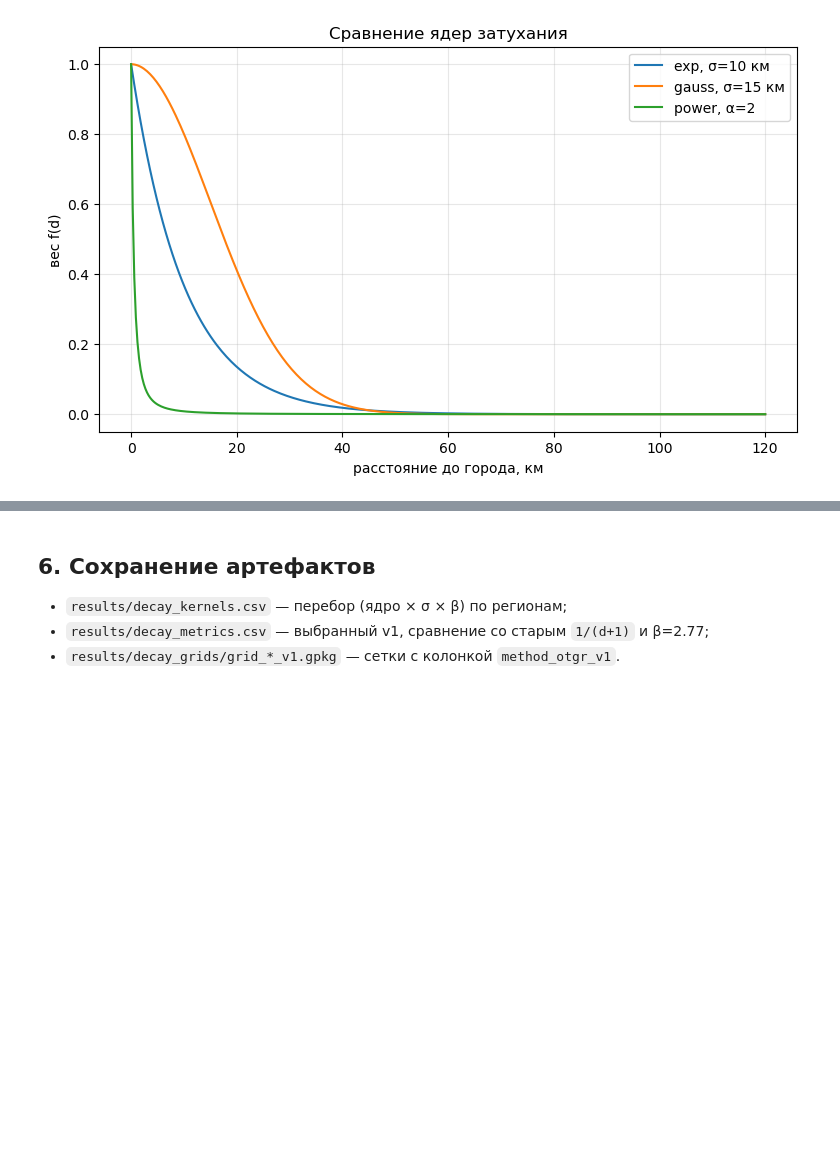
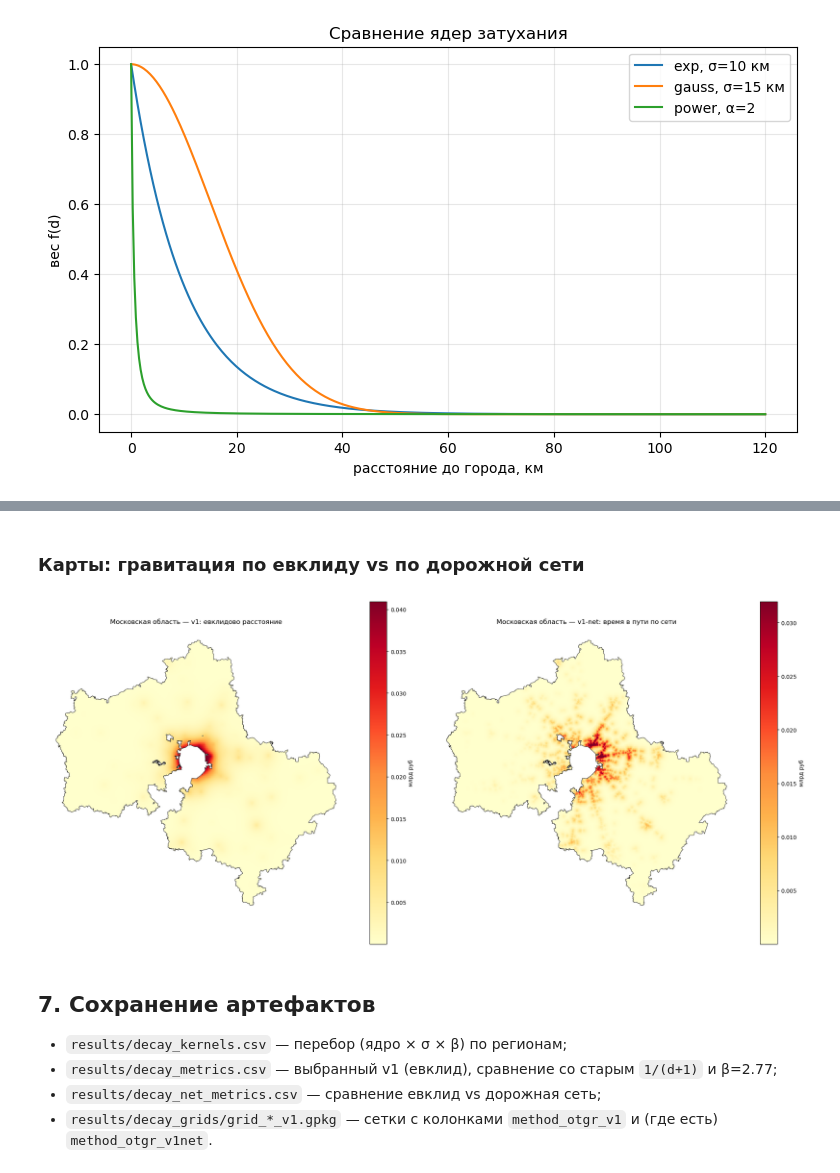
Before and after one commit to f-kravchenko/mipt-spring-2026-prak-spacial-distribution, a Jupyter notebook: notebooks/01_decay.ipynb, the cells around one changed output, grey strips where cells are left out. Drawn from its saved outputs; the diff is of its cells as text; code cells hidden in the pictures; blank space fills up the shorter version.

```diff
--- a/notebooks/01_decay.ipynb
+++ b/notebooks/01_decay.ipynb
@@ -259,9 +312,35 @@ plt.show()
+# %% [markdown]
+### Карты: гравитация по евклиду vs по дорожной сети
+# %%
+def plot_net(key):
+    g, cfg = grids[key], REGIONS[key]
+    if "method_otgr_v1net" not in g.columns:
+        return
+    border = gpd.read_file(PROC / cfg["border"]).to_crs(g.crs)
+    fig, axes = plt.subplots(1, 2, figsize=(20, 9))
+    for ax, col, title in [
+        (axes[0], "method_otgr_v1",    "v1: евклидово расстояние"),
+        (axes[1], "method_otgr_v1net", "v1-net: время в пути по сети"),
+    ]:
+        g.plot(column=col, ax=ax, cmap="YlOrRd", legend=True,
+               legend_kwds={"label": "млрд руб"}, vmax=g[col].quantile(0.999), linewidth=0)
+        border.boundary.plot(ax=ax, color="black", linewidth=0.6)
+        ax.set_title(f"{cfg['title']} — {title}"); ax.set_axis_off()
+    fig.tight_layout()
+    fig.savefig(RESULTS / f"decay_net_{key}.png", dpi=110, bbox_inches="tight")
+    plt.show()
+
+for key in grids:
+    plot_net(key)
+# %% [output]
+[figure, added]
 # %% [markdown]
-## 6. Сохранение артефактов
+## 7. Сохранение артефактов
 
 - `results/decay_kernels.csv` — перебор (ядро × σ × β) по регионам;
-- `results/decay_metrics.csv` — выбранный v1, сравнение со старым `1/(d+1)` и β=2.77;
-- `results/decay_grids/grid_*_v1.gpkg` — сетки с колонкой `method_otgr_v1`.
+- `results/decay_metrics.csv` — выбранный v1 (евклид), сравнение со старым `1/(d+1)` и β=2.77;
+- `results/decay_net_metrics.csv` — сравнение евклид vs дорожная сеть;
+- `results/decay_grids/grid_*_v1.gpkg` — сетки с колонками `method_otgr_v1` и (где есть) `method_otgr_v1net`.
 # %%
 kernels_df.drop(columns=["region_key"]).to_csv(RESULTS / "decay_kernels.csv", index=False)
 metrics_df.drop(columns=["region_key"]).to_csv(RESULTS / "decay_metrics.csv", index=False)
```
Also changed, not shown: parts of 3 cells of this notebook, 9 other files.
